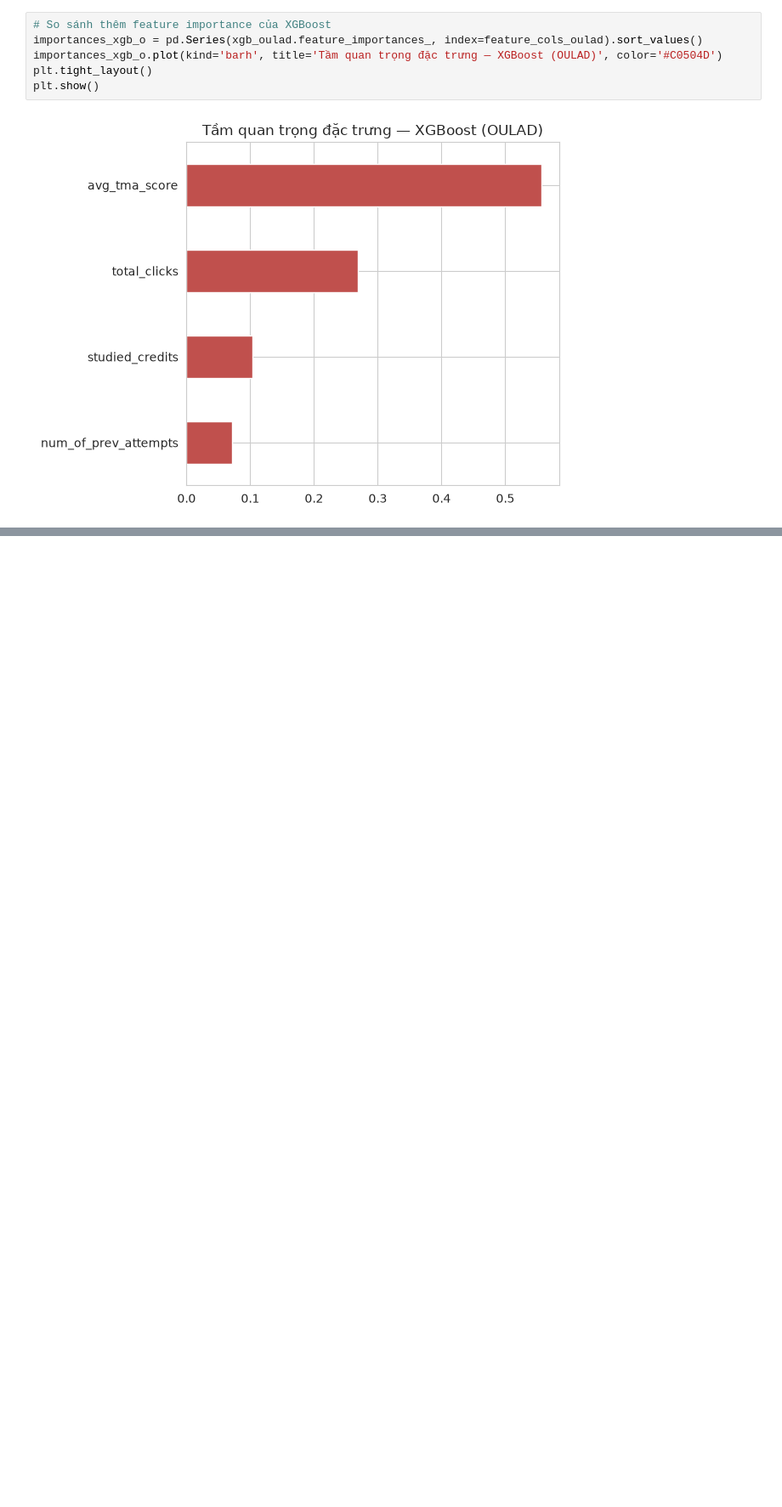
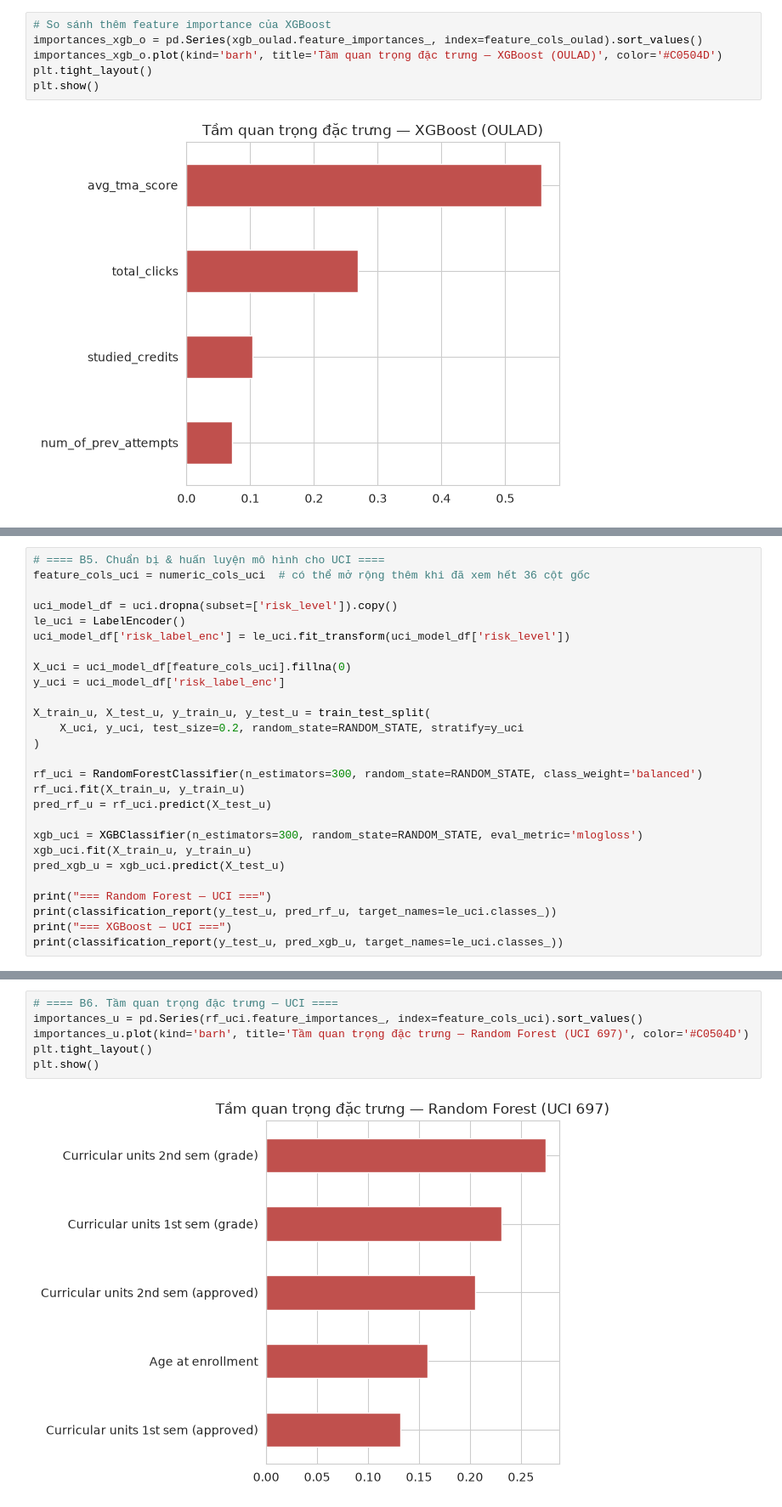
Before and after one commit to dangtai-0510/nckh_2026-2027, a Jupyter notebook: nckh_2026_2027/tuan1.ipynb, the cells around one changed output, grey strips where cells are left out. Shown at 85% size. Saved outputs shown, nothing was run; the diff lists cells and outputs as text; blank space fills up the shorter version.

```diff
--- a/nckh_2026_2027/tuan1.ipynb
+++ b/nckh_2026_2027/tuan1.ipynb
@@ -280,0 +349,27 @@ plt.show()
+# %%
+# ==== B5. Chuẩn bị & huấn luyện mô hình cho UCI ====
+feature_cols_uci = numeric_cols_uci  # có thể mở rộng thêm khi đã xem hết 36 cột gốc
+
+uci_model_df = uci.dropna(subset=['risk_level']).copy()
+le_uci = LabelEncoder()
+uci_model_df['risk_label_enc'] = le_uci.fit_transform(uci_model_df['risk_level'])
+
+X_uci = uci_model_df[feature_cols_uci].fillna(0)
+y_uci = uci_model_df['risk_label_enc']
+
+X_train_u, X_test_u, y_train_u, y_test_u = train_test_split(
+    X_uci, y_uci, test_size=0.2, random_state=RANDOM_STATE, stratify=y_uci
+)
+
+rf_uci = RandomForestClassifier(n_estimators=300, random_state=RANDOM_STATE, class_weight='balanced')
+rf_uci.fit(X_train_u, y_train_u)
+pred_rf_u = rf_uci.predict(X_test_u)
+
+xgb_uci = XGBClassifier(n_estimators=300, random_state=RANDOM_STATE, eval_metric='mlogloss')
+xgb_uci.fit(X_train_u, y_train_u)
+pred_xgb_u = xgb_uci.predict(X_test_u)
+
+print("=== Random Forest — UCI ===")
+print(classification_report(y_test_u, pred_rf_u, target_names=le_uci.classes_))
+print("=== XGBoost — UCI ===")
+print(classification_report(y_test_u, pred_xgb_u, target_names=le_uci.classes_))
@@ -280,0 +394,8 @@ plt.show()
+# %%
+# ==== B6. Tầm quan trọng đặc trưng — UCI ====
+importances_u = pd.Series(rf_uci.feature_importances_, index=feature_cols_uci).sort_values()
+importances_u.plot(kind='barh', title='Tầm quan trọng đặc trưng — Random Forest (UCI 697)', color='#C0504D')
+plt.tight_layout()
+plt.show()
+# %% [output]
+[figure, added]
```
Also changed, not shown: parts of 16 cells of this notebook.
